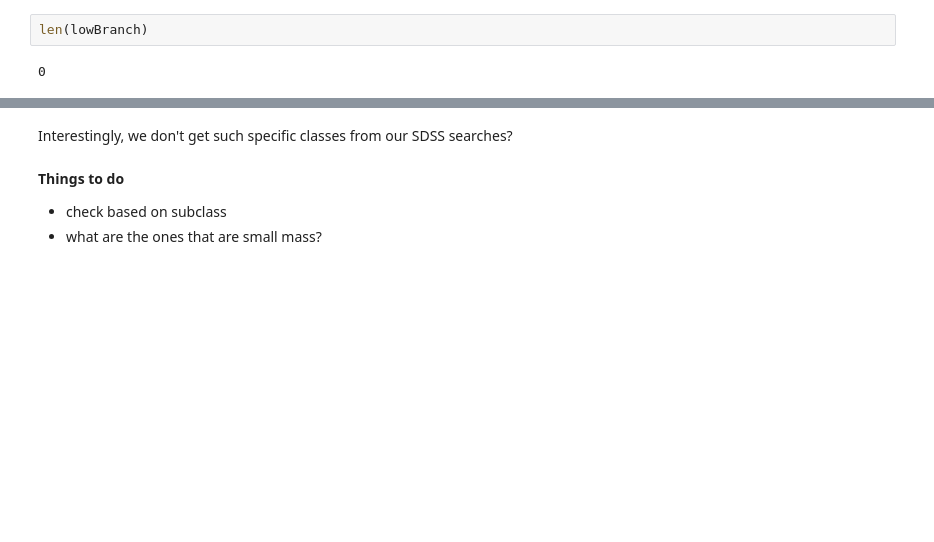
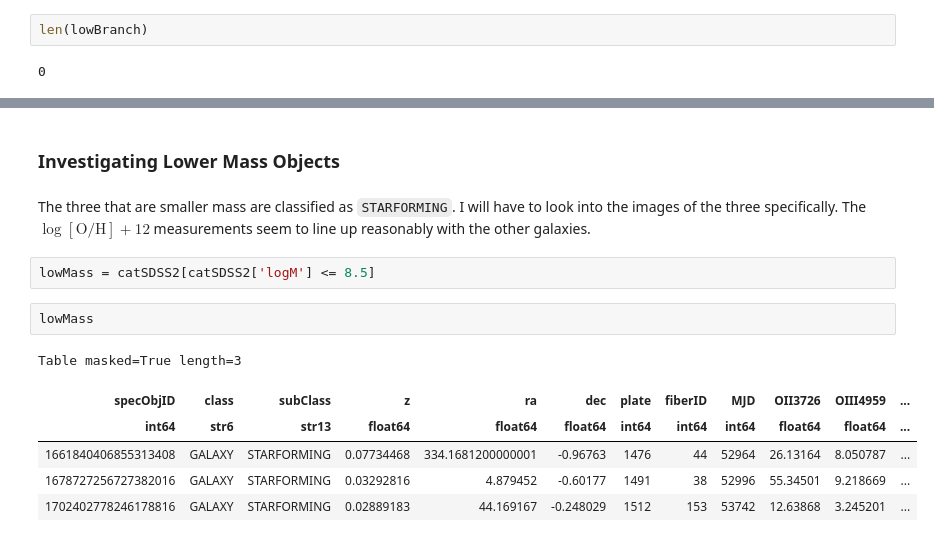
Before and after one commit to NicoAdams/Stripe82Clumps, a Jupyter notebook: mike_sandbox_clean.ipynb, the cells around one changed output, grey strips where cells are left out. Drawn from its saved outputs; the diff is of its cells as text; blank space fills up the shorter version.

```diff
--- a/mike_sandbox_clean.ipynb
+++ b/mike_sandbox_clean.ipynb
@@ -351,7 +381,15 @@ plt.savefig('mikesandboximgs/m91.png')
-# %% [markdown]
-Interestingly, we don't get such specific classes from our SDSS searches?
-# %% [markdown]
-**Things to do**
-
-* check based on subclass
-* what are the ones that are small mass?
+# %% [markdown]
+### Investigating Lower Mass Objects
+# %% [markdown]
+The three that are smaller mass are classified as `STARFORMING`. I will have to look into the images of the three specifically. The $\log[\text{O}/\text{H}] + 12$ measurements seem to line up reasonably with the other galaxies.
+# %%
+lowMass = catSDSS2[catSDSS2['logM'] <= 8.5]
+# %%
+lowMass
+# %% [output]
+Table masked=True length=3
+| specObjID | class | subClass | z | ra | dec | plate | fiberID | MJD | OII3726 | OIII4959 | ... |
+| int64 | str6 | str13 | float64 | float64 | float64 | int64 | int64 | int64 | float64 | float64 | ... |
+| 1661840406855313408 | GALAXY | STARFORMING | 0.07734468 | 334.1681200000001 | -0.96763 | 1476 | 44 | 52964 | 26.13164 | 8.050787 | ... |
+| 1678727256727382016 | GALAXY | STARFORMING | 0.03292816 | 4.879452 | -0.60177 | 1491 | 38 | 52996 | 55.34501 | 9.218669 | ... |
+| 1702402778246178816 | GALAXY | STARFORMING | 0.02889183 | 44.169167 | -0.248029 | 1512 | 153 | 53742 | 12.63868 | 3.245201 | ... |
```
Also changed, not shown: parts of 15 cells of this notebook, 4 other files.
